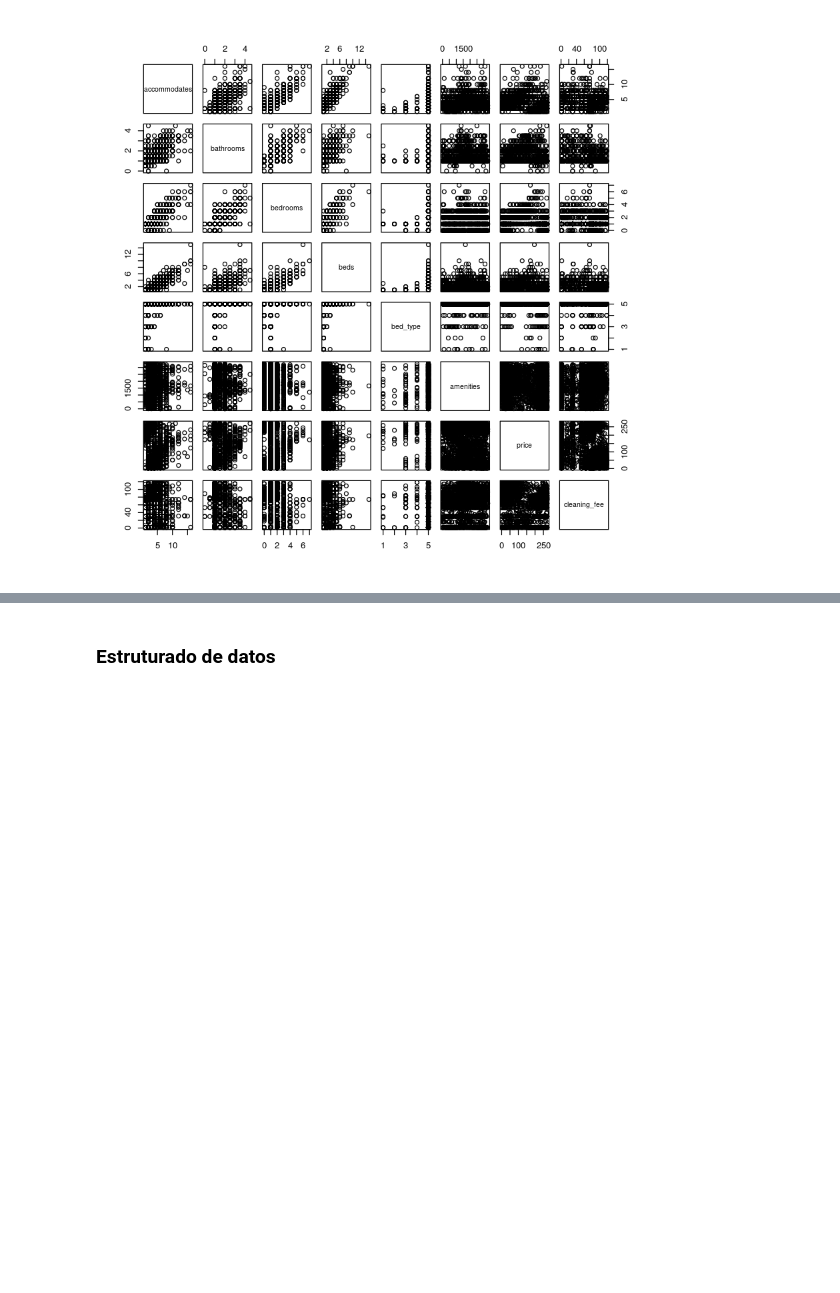
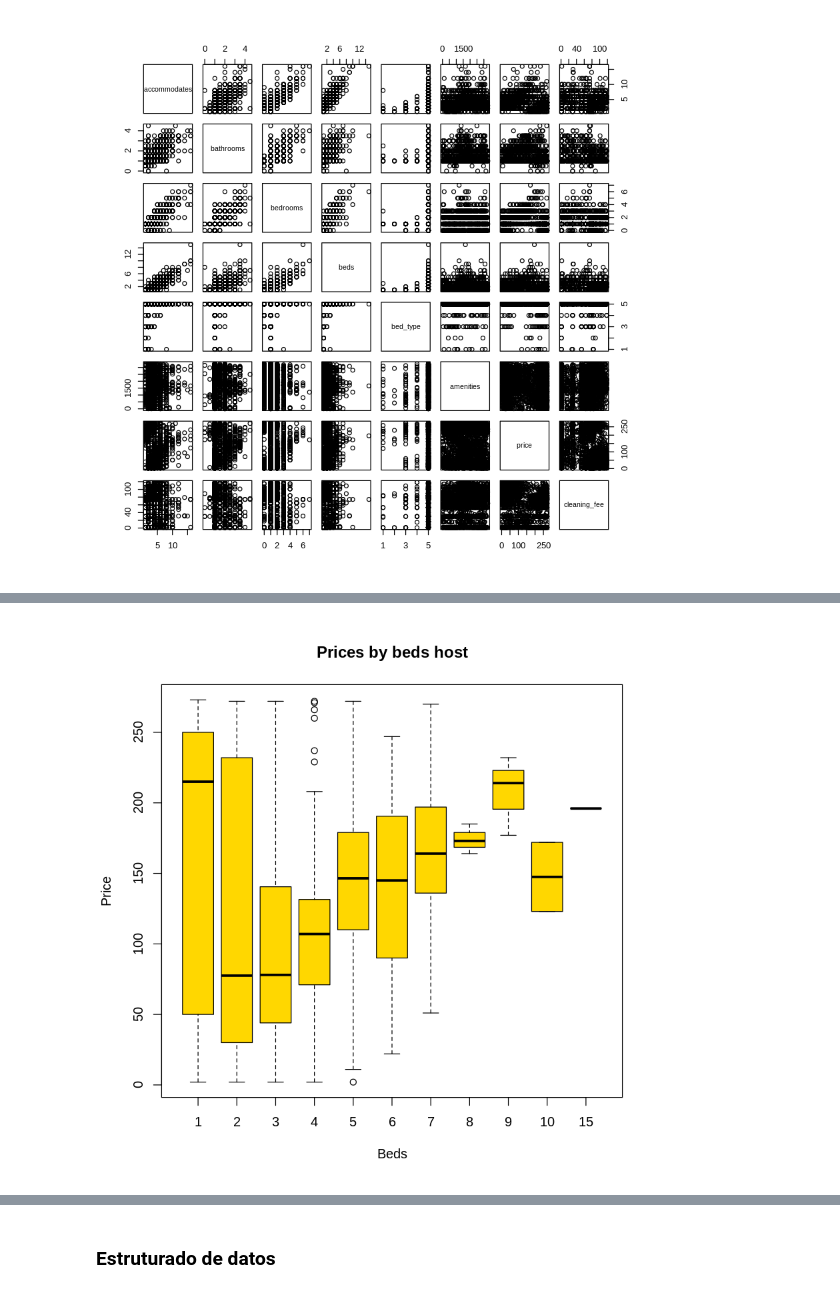
Before and after one commit to ivanfermena/Analisys-Airbnb-Seattle, a Jupyter notebook: analisis.ipynb, the cells around one changed output, grey strips where cells are left out. Drawn from its saved outputs; the diff is of its cells as text; code cells hidden in the pictures; blank space fills up the shorter version.

```diff
--- a/analisis.ipynb
+++ b/analisis.ipynb
@@ -987,0 +978,5 @@ pairs(airbnb_listings_clean[8:15])
+# %%
+boxplot(as.numeric(airbnb_listings_clean$price)~airbnb_listings_clean$beds, col="gold", xlab="Beds", ylab="Price",
+        main="Prices by beds host")
+# %% [output]
+[figure, added]
```
Also changed, not shown: parts of 33 cells of this notebook, 2 other files.
